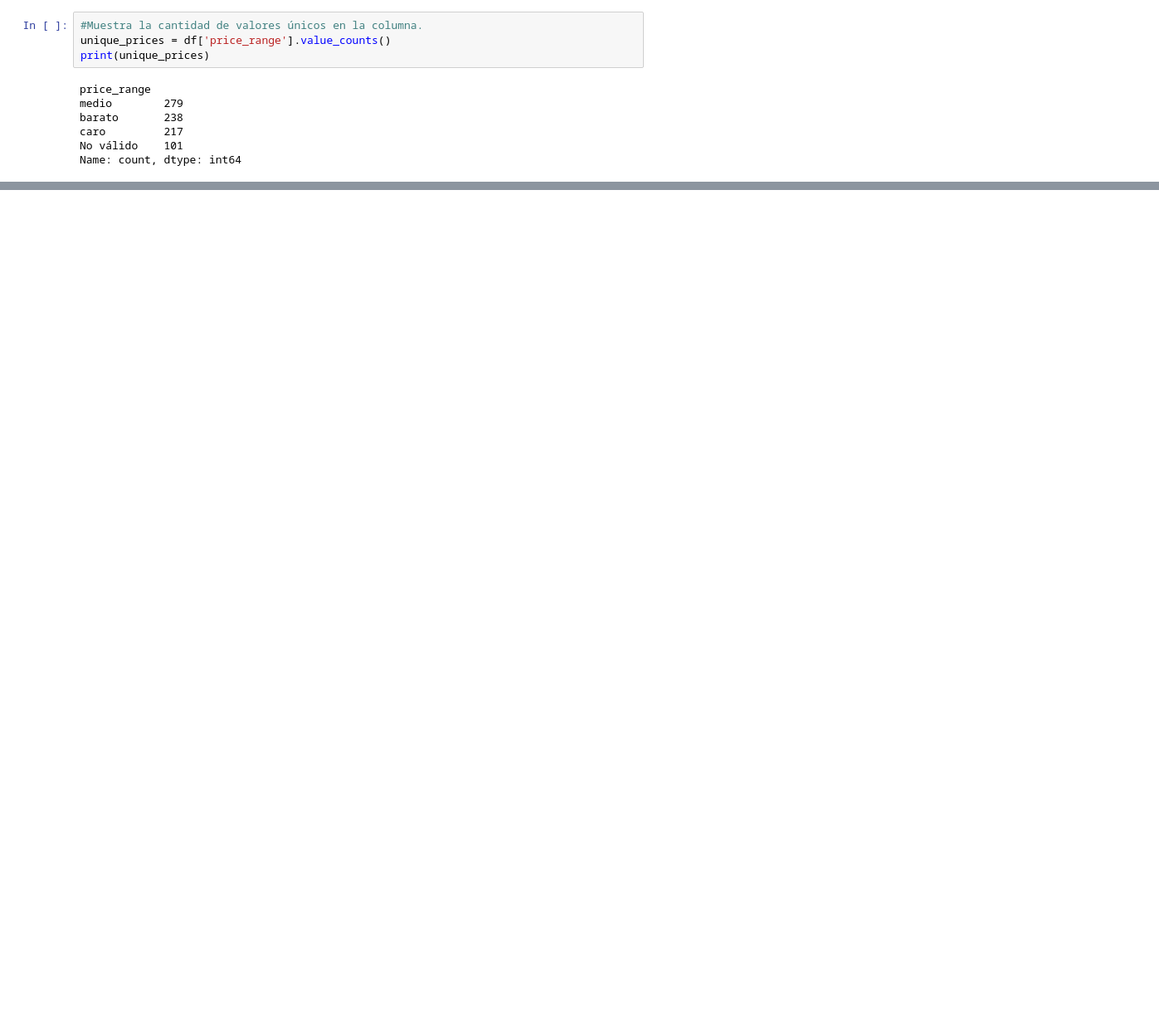
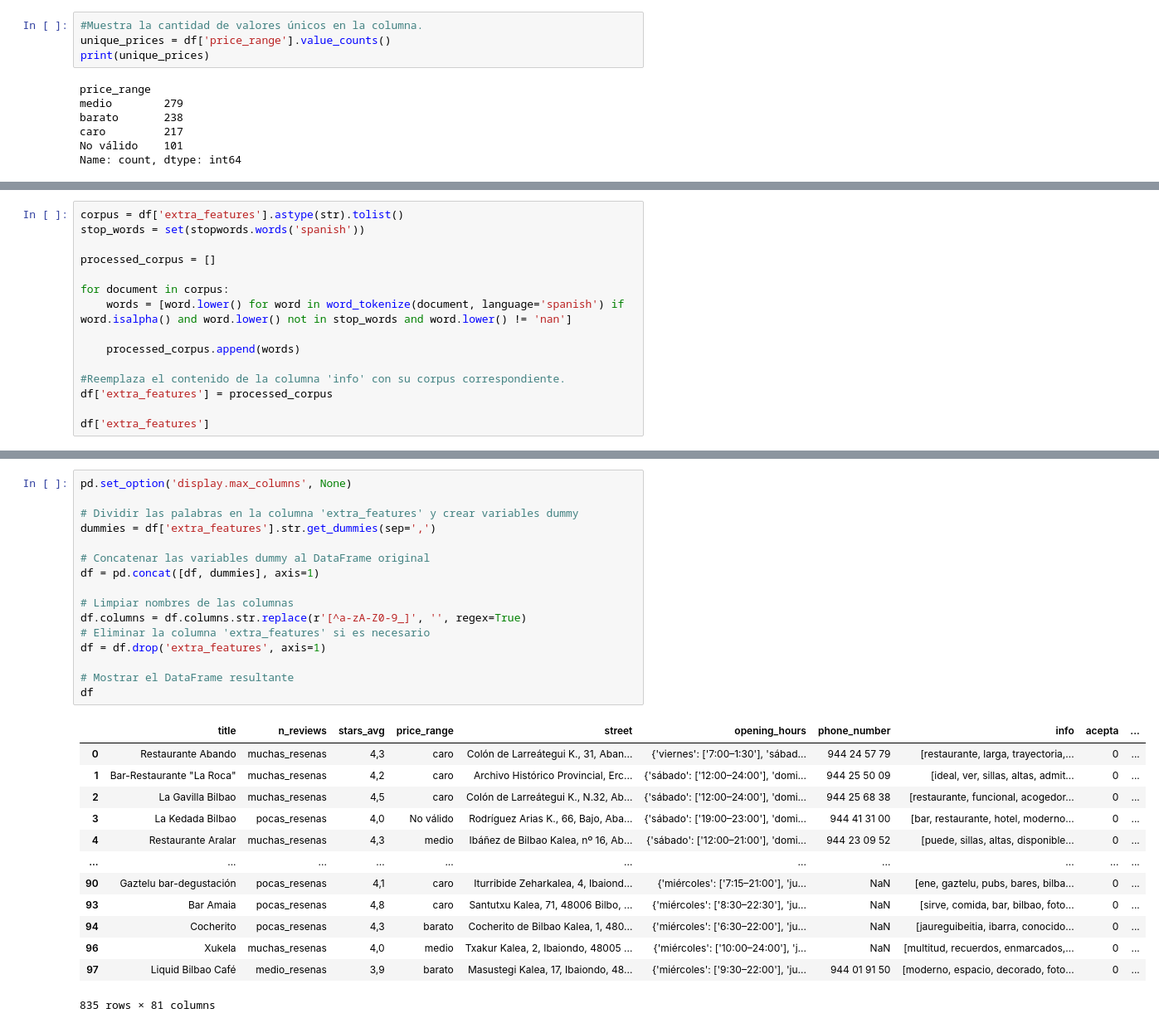
Before and after one commit to Betagmr/restaurant-recomender, a Jupyter notebook: procesamiento.ipynb, the cells around one changed output, grey strips where cells are left out. Shown at 83% size. Saved outputs shown, nothing was run; the diff lists cells and outputs as text; blank space fills up the shorter version.

```diff
--- a/procesamiento.ipynb
+++ b/procesamiento.ipynb
@@ -178,0 +248,15 @@ Name: count, dtype: int64
+# %%
+corpus = df['extra_features'].astype(str).tolist()
+stop_words = set(stopwords.words('spanish'))
+
+processed_corpus = []
+
+for document in corpus:
+    words = [word.lower() for word in word_tokenize(document, language='spanish') if word.isalpha() and word.lower() not in stop_words and word.lower() != 'nan']
+
+    processed_corpus.append(words)
+
+#Reemplaza el contenido de la columna 'info' con su corpus correspondiente.
+df['extra_features'] = processed_corpus
+
+df['extra_features']
@@ -178,0 +276,30 @@ Name: count, dtype: int64
+# %%
+pd.set_option('display.max_columns', None)
+
+# Dividir las palabras en la columna 'extra_features' y crear variables dummy
+dummies = df['extra_features'].str.get_dummies(sep=',')
+
+# Concatenar las variables dummy al DataFrame original
+df = pd.concat([df, dummies], axis=1)
+
+# Limpiar nombres de las columnas
+df.columns = df.columns.str.replace(r'[^a-zA-Z0-9_]', '', regex=True)
+# Eliminar la columna 'extra_features' si es necesario
+df = df.drop('extra_features', axis=1)
+
+# Mostrar el DataFrame resultante
+df
+# %% [output]
+|  | title | n_reviews | stars_avg | price_range | street | opening_hours | phone_number | info | acepta | ... |
+| 0 | Restaurante Abando | muchas_resenas | 4,3 | caro | Colón de Larreátegui K., 31, Aban... | {'viernes': ['7:00–1:30'], 'sábad... | 944 24 57 79 | [restaurante, larga, trayectoria,... | 0 | ... |
+| 1 | Bar-Restaurante "La Roca" | muchas_resenas | 4,2 | caro | Archivo Histórico Provincial, Erc... | {'sábado': ['12:00–24:00'], 'domi... | 944 25 50 09 | [ideal, ver, sillas, altas, admit... | 0 | ... |
+| 2 | La Gavilla Bilbao | muchas_resenas | 4,5 | caro | Colón de Larreátegui K., N.32, Ab... | {'sábado': ['12:00–24:00'], 'domi... | 944 25 68 38 | [restaurante, funcional, acogedor... | 0 | ... |
+| 3 | La Kedada Bilbao | pocas_resenas | 4,0 | No válido | Rodríguez Arias K., 66, Bajo, Aba... | {'sábado': ['19:00–23:00'], 'domi... | 944 41 31 00 | [bar, restaurante, hotel, moderno... | 0 | ... |
+| 4 | Restaurante Aralar | muchas_resenas | 4,3 | medio | Ibáñez de Bilbao Kalea, nº 16, Ab... | {'sábado': ['12:00–21:00'], 'domi... | 944 23 09 52 | [puede, sillas, altas, disponible... | 0 | ... |
+| ... | ... | ... | ... | ... | ... | ... | ... | ... | ... | ... |
+| 90 | Gaztelu bar-degustación | pocas_resenas | 4,1 | caro | Iturribide Zeharkalea, 4, Ibaiond... | {'miércoles': ['7:15–21:00'], 'ju... | NaN | [ene, gaztelu, pubs, bares, bilba... | 0 | ... |
+| 93 | Bar Amaia | pocas_resenas | 4,8 | caro | Santutxu Kalea, 71, 48006 Bilbo, ... | {'miércoles': ['8:30–22:30'], 'ju... | NaN | [sirve, comida, bar, bilbao, foto... | 0 | ... |
+| 94 | Cocherito | pocas_resenas | 4,3 | barato | Cocherito de Bilbao Kalea, 1, 480... | {'miércoles': ['6:30–22:00'], 'ju... | NaN | [jaureguibeitia, ibarra, conocido... | 0 | ... |
+| 96 | Xukela | muchas_resenas | 4,0 | medio | Txakur Kalea, 2, Ibaiondo, 48005 ... | {'miércoles': ['10:00–24:00'], 'j... | NaN | [multitud, recuerdos, enmarcados,... | 0 | ... |
+| 97 | Liquid Bilbao Café | medio_resenas | 3,9 | barato | Masustegi Kalea, 17, Ibaiondo, 48... | {'miércoles': ['9:30–22:00'], 'ju... | 944 01 91 50 | [moderno, espacio, decorado, foto... | 0 | ... |
+835 rows × 81 columns
```
Also changed, not shown: parts of 8 cells of this notebook.
